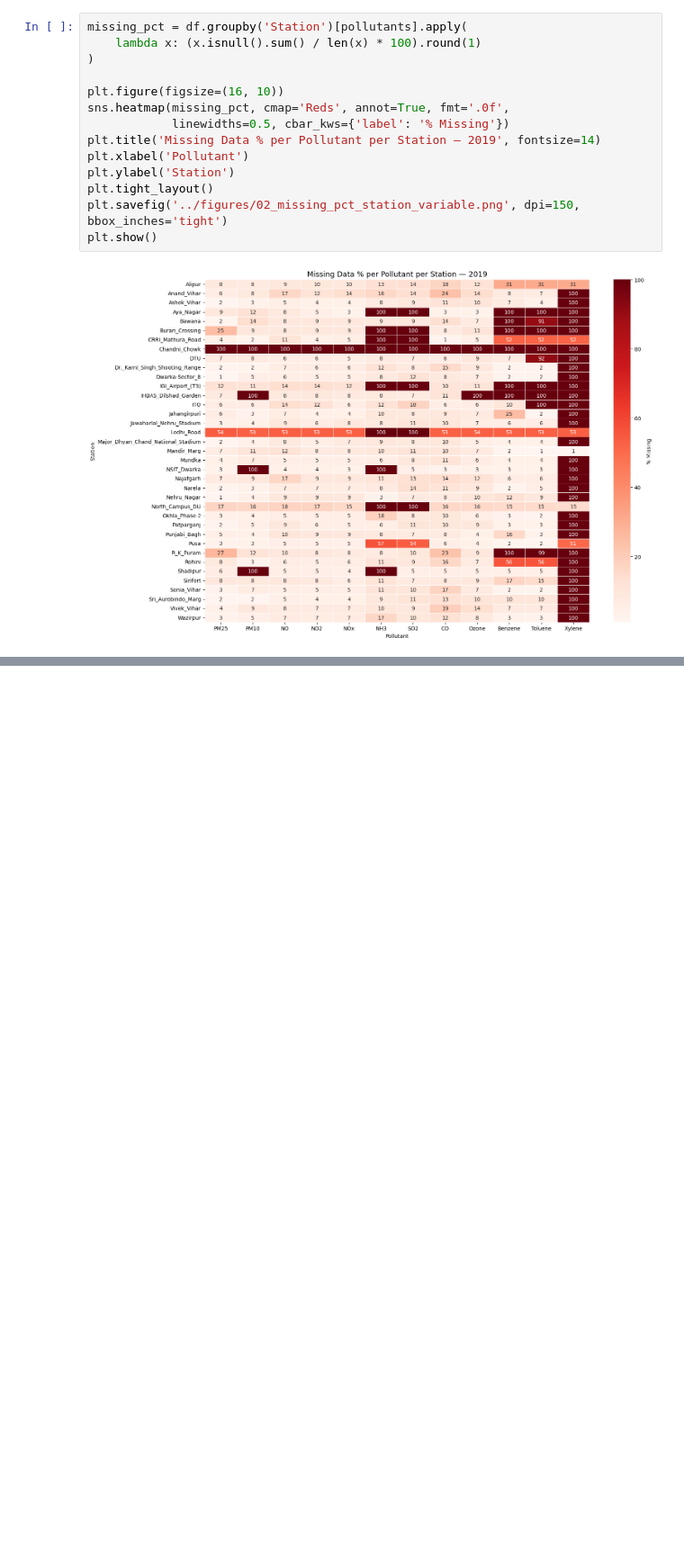
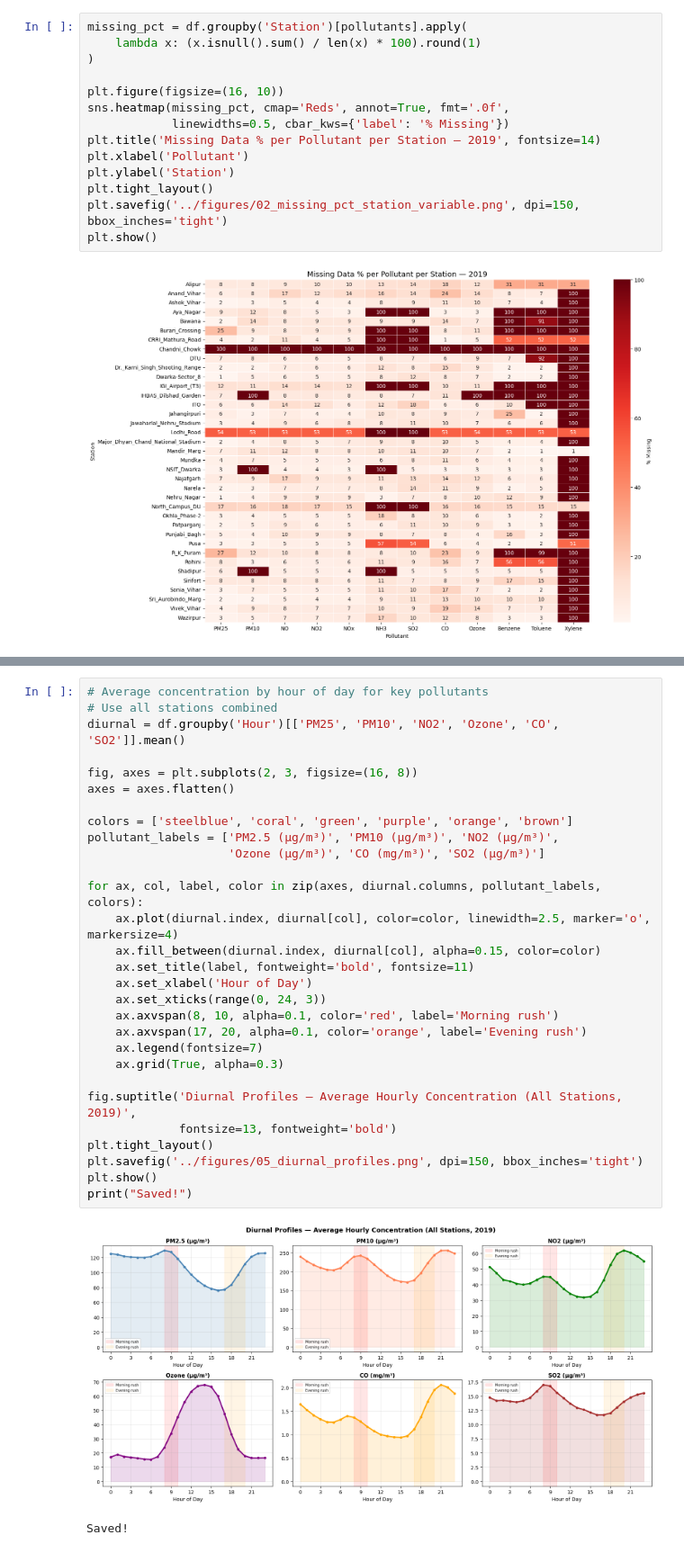
Before and after one commit to Krishna-ctrl1/delhi-aq-analysis, a Jupyter notebook: notebooks/02_eda.ipynb, the cells around one changed output, grey strips where cells are left out. Shown at 90% size. Saved outputs shown, nothing was run; the diff lists cells and outputs as text; blank space fills up the shorter version.

```diff
--- a/notebooks/02_eda.ipynb
+++ b/notebooks/02_eda.ipynb
@@ -98,0 +154,32 @@ plt.show()
+# %%
+# Average concentration by hour of day for key pollutants
+# Use all stations combined
+diurnal = df.groupby('Hour')[['PM25', 'PM10', 'NO2', 'Ozone', 'CO', 'SO2']].mean()
+
+fig, axes = plt.subplots(2, 3, figsize=(16, 8))
+axes = axes.flatten()
+
+colors = ['steelblue', 'coral', 'green', 'purple', 'orange', 'brown']
+pollutant_labels = ['PM2.5 (µg/m³)', 'PM10 (µg/m³)', 'NO2 (µg/m³)',
+                    'Ozone (µg/m³)', 'CO (mg/m³)', 'SO2 (µg/m³)']
+
+for ax, col, label, color in zip(axes, diurnal.columns, pollutant_labels, colors):
+    ax.plot(diurnal.index, diurnal[col], color=color, linewidth=2.5, marker='o', markersize=4)
+    ax.fill_between(diurnal.index, diurnal[col], alpha=0.15, color=color)
+    ax.set_title(label, fontweight='bold', fontsize=11)
+    ax.set_xlabel('Hour of Day')
+    ax.set_xticks(range(0, 24, 3))
+    ax.axvspan(8, 10, alpha=0.1, color='red', label='Morning rush')
+    ax.axvspan(17, 20, alpha=0.1, color='orange', label='Evening rush')
+    ax.legend(fontsize=7)
+    ax.grid(True, alpha=0.3)
+
+fig.suptitle('Diurnal Profiles — Average Hourly Concentration (All Stations, 2019)',
+             fontsize=13, fontweight='bold')
+plt.tight_layout()
+plt.savefig('../figures/05_diurnal_profiles.png', dpi=150, bbox_inches='tight')
+plt.show()
+print("Saved!")
+# %% [output]
+[figure, added]
+Saved!
```
Also changed, not shown: parts of 10 cells of this notebook, 11 other files.
